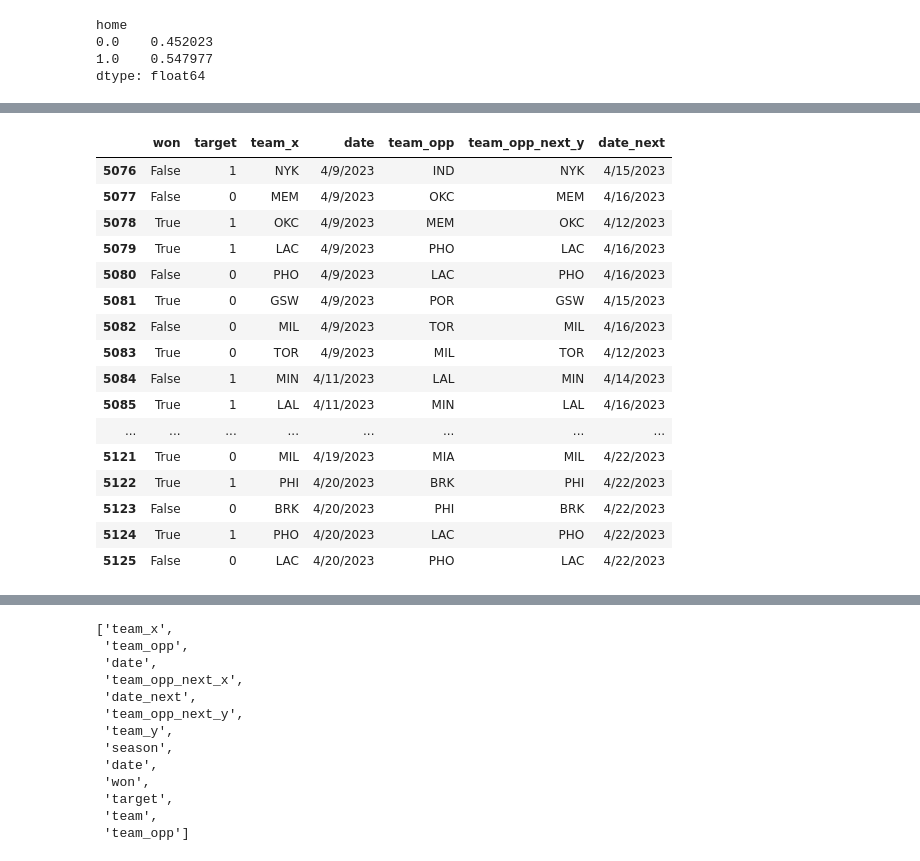
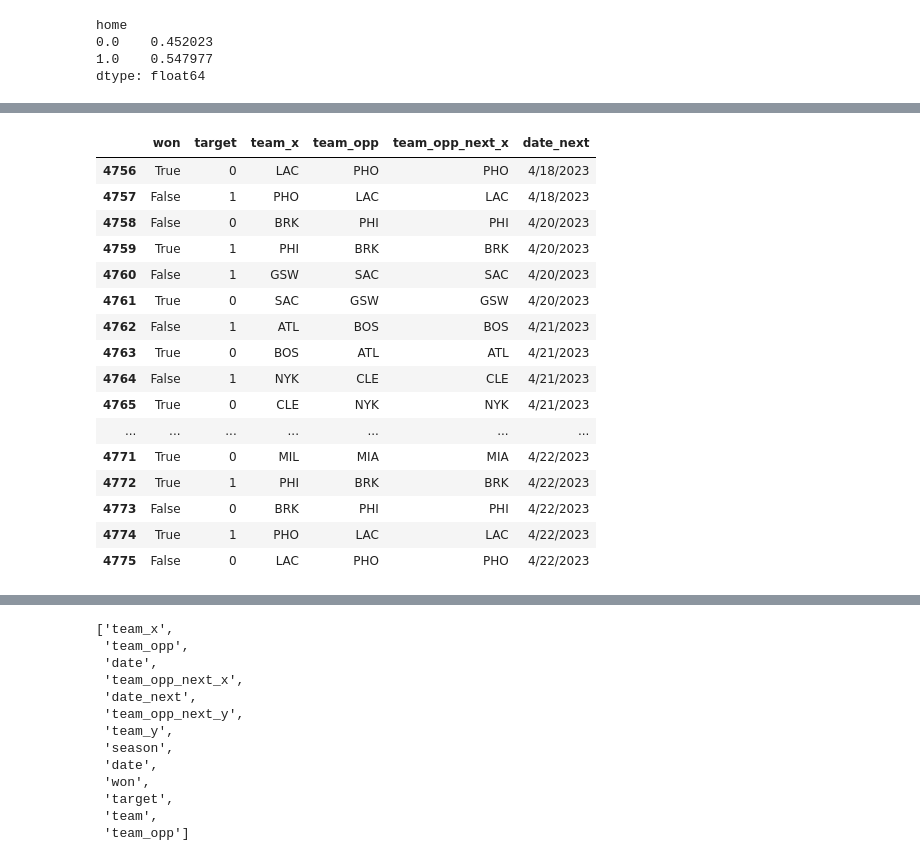
Before and after one commit to EnEnfer/DataVisz, a Jupyter notebook: predict.ipynb, the cells around one changed output, grey strips where cells are left out. Cells and saved outputs as stored; diff of their text form; code cells hidden in the pictures.

```diff
--- a/predict.ipynb
+++ b/predict.ipynb
@@ -293,8 +336,6 @@ df
 # %%
-df_rolling = df[list(selected_columns) + ["won", "team", "season"]]
-
 def find_team_averages(team):
-    rolling = team.rolling(10).mean()
+    rolling = team.rolling(5).mean()
     return rolling
 
 df_rolling = df_rolling.groupby(["team", "season"], group_keys=False).apply(find_team_averages)
@@ -321,0 +342,3 @@ df_rolling.head(50)
+# %%
+pd.set_option('display.max_columns', 100)
+pd.set_option('display.max_rows', 100)
@@ -322,5 +364,5 @@ df_rolling.head(50)
 # %%
-rolling_cols = [f"{col}_10" for col in df_rolling.columns]
+rolling_cols = [f"{col}_5" for col in df_rolling.columns]
 df_rolling.columns = rolling_cols
 df = pd.concat([df, df_rolling], axis=1)
 # %%
@@ -395,23 +460,26 @@ df.loc[:, ['won','target', 'team', 'date', 'team_opp', 'team_opp_next', 'date_ne
 # %%
-full = df.merge(df[rolling_cols + ["team_opp_next", "date_next", "team"]], left_on=["team", "date_next"], right_on=["team_opp_next", "date_next"])
+full = df.merge(
+    df[rolling_cols + ["team_opp_next", "date_next", "team"]],
+    left_on=["team", "date_next"],
+    right_on=["team_opp_next", "date_next"])
 # %%
-full.loc[:, ['won','target', 'team_x', 'date', 'team_opp', 'team_opp_next_x', 'date_next']].tail(50)
+full.loc[:, ['won','target', 'team_x', 'team_opp', 'team_opp_next_x', 'date_next']].tail(20)
 # %% [output]
-|  | won | target | team_x | date | team_opp | team_opp_next_y | date_next |
-| 5076 | False | 1 | NYK | 4/9/2023 | IND | NYK | 4/15/2023 |
-| 5077 | False | 0 | MEM | 4/9/2023 | OKC | MEM | 4/16/2023 |
-| 5078 | True | 1 | OKC | 4/9/2023 | MEM | OKC | 4/12/2023 |
-| 5079 | True | 1 | LAC | 4/9/2023 | PHO | LAC | 4/16/2023 |
-| 5080 | False | 0 | PHO | 4/9/2023 | LAC | PHO | 4/16/2023 |
-| 5081 | True | 0 | GSW | 4/9/2023 | POR | GSW | 4/15/2023 |
-| 5082 | False | 0 | MIL | 4/9/2023 | TOR | MIL | 4/16/2023 |
-| 5083 | True | 0 | TOR | 4/9/2023 | MIL | TOR | 4/12/2023 |
-| 5084 | False | 1 | MIN | 4/11/2023 | LAL | MIN | 4/14/2023 |
-| 5085 | True | 1 | LAL | 4/11/2023 | MIN | LAL | 4/16/2023 |
-| ... | ... | ... | ... | ... | ... | ... | ... |
-| 5121 | True | 0 | MIL | 4/19/2023 | MIA | MIL | 4/22/2023 |
-| 5122 | True | 1 | PHI | 4/20/2023 | BRK | PHI | 4/22/2023 |
-| 5123 | False | 0 | BRK | 4/20/2023 | PHI | BRK | 4/22/2023 |
-| 5124 | True | 1 | PHO | 4/20/2023 | LAC | PHO | 4/22/2023 |
-| 5125 | False | 0 | LAC | 4/20/2023 | PHO | LAC | 4/22/2023 |
+|  | won | target | team_x | team_opp | team_opp_next_x | date_next |
+| 4756 | True | 0 | LAC | PHO | PHO | 4/18/2023 |
+| 4757 | False | 1 | PHO | LAC | LAC | 4/18/2023 |
+| 4758 | False | 0 | BRK | PHI | PHI | 4/20/2023 |
+| 4759 | True | 1 | PHI | BRK | BRK | 4/20/2023 |
+| 4760 | False | 1 | GSW | SAC | SAC | 4/20/2023 |
+| 4761 | True | 0 | SAC | GSW | GSW | 4/20/2023 |
+| 4762 | False | 1 | ATL | BOS | BOS | 4/21/2023 |
+| 4763 | True | 0 | BOS | ATL | ATL | 4/21/2023 |
+| 4764 | False | 1 | NYK | CLE | CLE | 4/21/2023 |
+| 4765 | True | 0 | CLE | NYK | NYK | 4/21/2023 |
+| ... | ... | ... | ... | ... | ... | ... |
+| 4771 | True | 0 | MIL | MIA | MIA | 4/22/2023 |
+| 4772 | True | 1 | PHI | BRK | BRK | 4/22/2023 |
+| 4773 | False | 0 | BRK | PHI | PHI | 4/22/2023 |
+| 4774 | True | 1 | PHO | LAC | LAC | 4/22/2023 |
+| 4775 | False | 0 | LAC | PHO | PHO | 4/22/2023 |
 # %%
```
Also changed, not shown: parts of 50 cells of this notebook.
